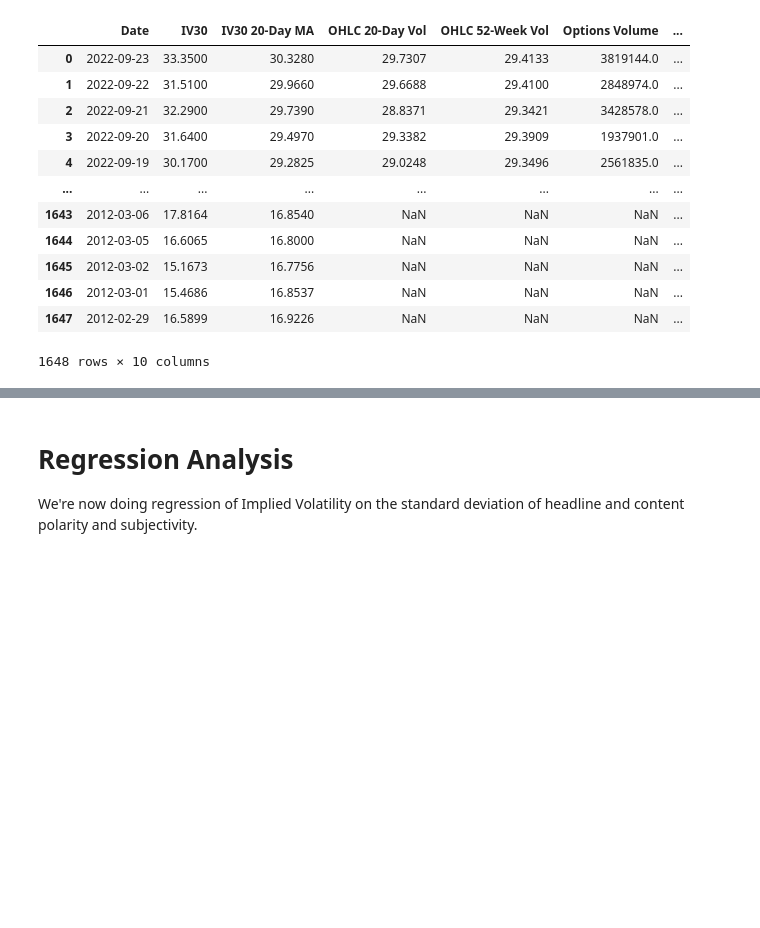
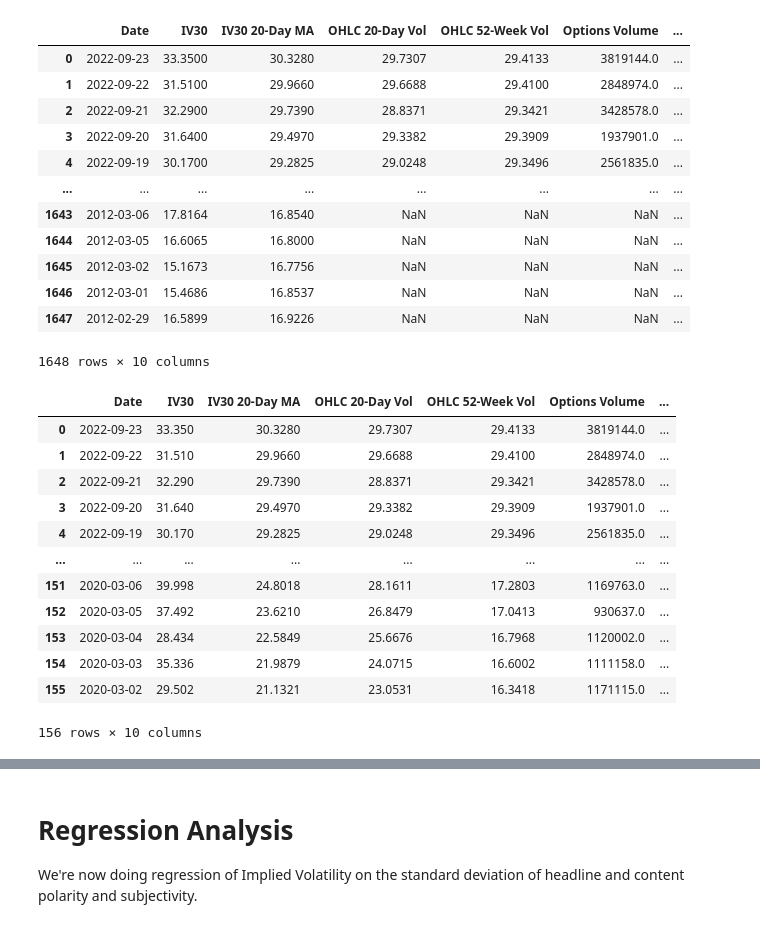
Before and after one commit to JoeZhang1000/News-Sentiment-and-IV, a Jupyter notebook: Sentiment_vs_IV.ipynb, the cells around one changed output, grey strips where cells are left out. Saved outputs shown, nothing was run; the diff lists cells and outputs as text; code cells hidden in the pictures; blank space fills up the shorter version.

```diff
--- a/Sentiment_vs_IV.ipynb
+++ b/Sentiment_vs_IV.ipynb
@@ -185,3 +209,6 @@ QQQ
 | 2879 | 2011-03-24 | 18.4833 | 19.2687 | NaN | NaN | NaN |
 | 2880 | 2011-03-23 | 20.0541 | 20.0541 | NaN | NaN | NaN |
 2881 rows × 6 columns
+# %%
+QQQ_COVID = QQQ[(QQQ['Date'] >= covid_oldest_date) & (QQQ['Date'] <= covid_newest_date)].reset_index(drop=True)
+QQQ_COVID
@@ -264,3 +339,20 @@ merged2
 | 1646 | 2012-03-01 | 15.4686 | 16.8537 | NaN | NaN | NaN | ... |
 | 1647 | 2012-02-29 | 16.5899 | 16.9226 | NaN | NaN | NaN | ... |
 1648 rows × 10 columns
+# %%
+merged2_covid = pd.merge(QQQ_COVID, articles_std_1, on = "Date")
+merged2_covid
+# %% [output]
+|  | Date | IV30 | IV30 20-Day MA | OHLC 20-Day Vol | OHLC 52-Week Vol | Options Volume | ... |
+| 0 | 2022-09-23 | 33.350 | 30.3280 | 29.7307 | 29.4133 | 3819144.0 | ... |
+| 1 | 2022-09-22 | 31.510 | 29.9660 | 29.6688 | 29.4100 | 2848974.0 | ... |
+| 2 | 2022-09-21 | 32.290 | 29.7390 | 28.8371 | 29.3421 | 3428578.0 | ... |
+| 3 | 2022-09-20 | 31.640 | 29.4970 | 29.3382 | 29.3909 | 1937901.0 | ... |
+| 4 | 2022-09-19 | 30.170 | 29.2825 | 29.0248 | 29.3496 | 2561835.0 | ... |
+| ... | ... | ... | ... | ... | ... | ... | ... |
+| 151 | 2020-03-06 | 39.998 | 24.8018 | 28.1611 | 17.2803 | 1169763.0 | ... |
+| 152 | 2020-03-05 | 37.492 | 23.6210 | 26.8479 | 17.0413 | 930637.0 | ... |
+| 153 | 2020-03-04 | 28.434 | 22.5849 | 25.6676 | 16.7968 | 1120002.0 | ... |
+| 154 | 2020-03-03 | 35.336 | 21.9879 | 24.0715 | 16.6002 | 1111158.0 | ... |
+| 155 | 2020-03-02 | 29.502 | 21.1321 | 23.0531 | 16.3418 | 1171115.0 | ... |
+156 rows × 10 columns
```
Also changed, not shown: parts of 34 cells of this notebook.
